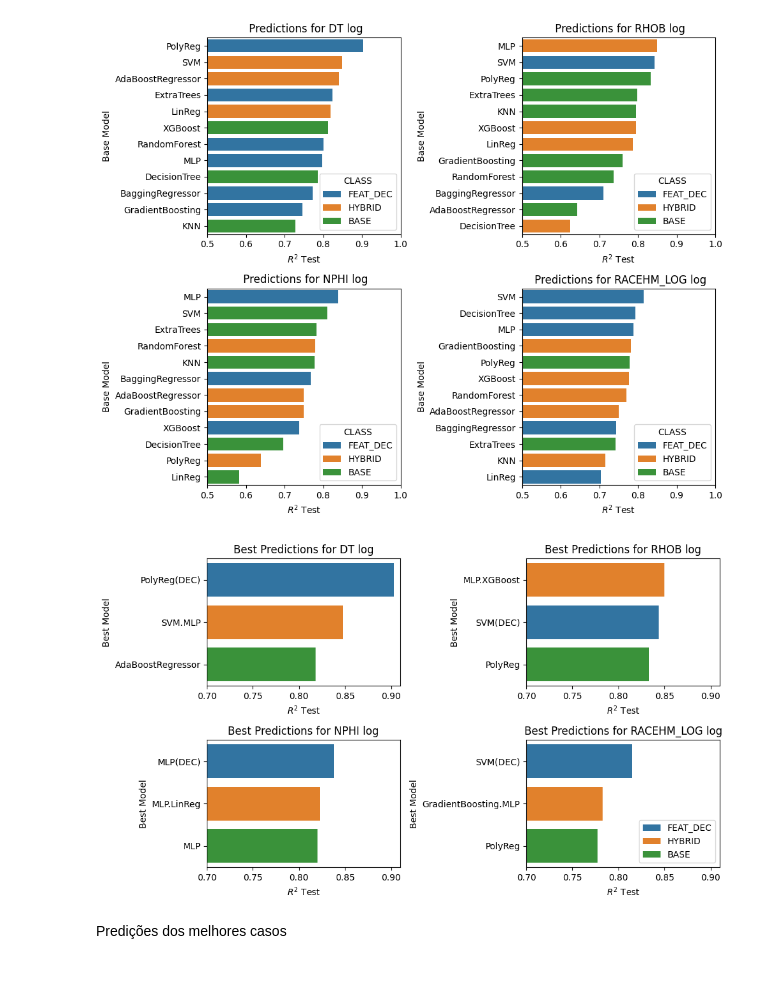
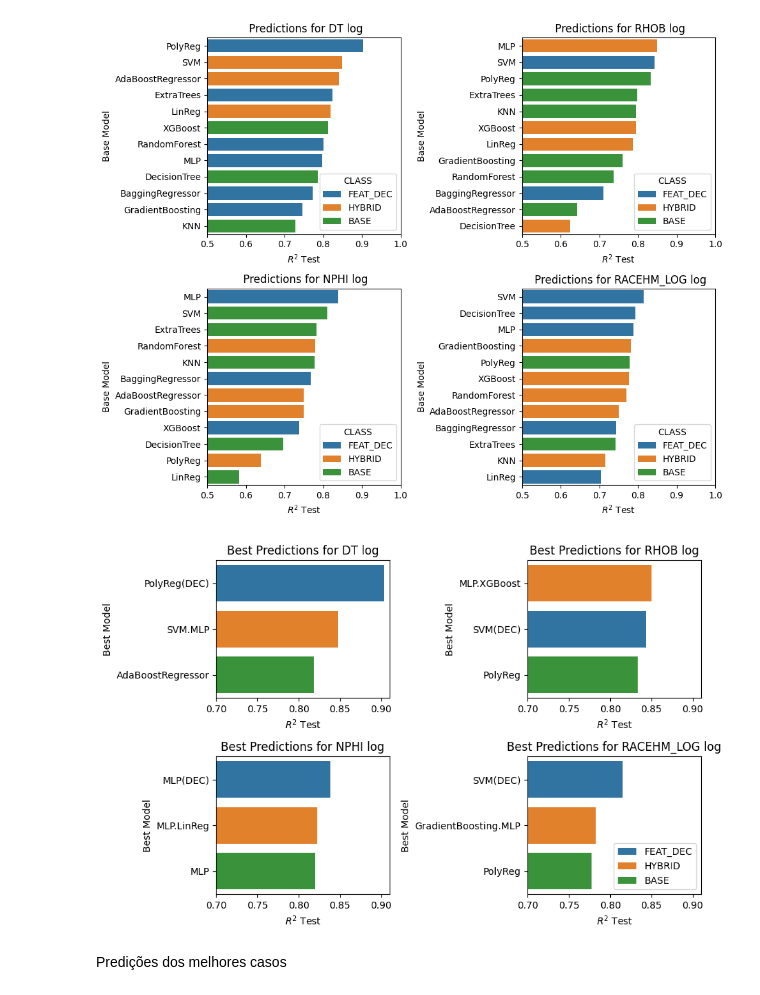
Before and after one commit to felipecostapereira/SYSID_well_logs, a Jupyter notebook: posproc.ipynb, the cells around one changed output. Drawn from its saved outputs; the diff is of its cells as text; code cells hidden in the pictures.

Commit message:
Science Plots

```diff
--- a/posproc.ipynb
+++ b/posproc.ipynb
@@ -215,24 +215,24 @@ for i, var in enumerate(df_results['OUT'].unique()):
 [figure]
 # %%
 lim=(0.7,0.91)
-figsize = (10,6)
+figsize = (9,6)
 
 fig, ax = plt.subplots(2, 2, figsize=figsize)
 ax = ax.flat
 
 fig.suptitle('')
 
 for i, var in enumerate(df_results['OUT'].unique()):
     sns.barplot(data=df_sum_class[df_sum_class['OUT']==var], x='R2_TE', y='MODEL', hue='CLASS', ax=ax[i], palette='tab10', hue_order=df_results['CLASS'].unique());
     ax[i].set_title(f'Best Predictions for {var} log')
     ax[i].set_xlabel('$R^2$ Test')
     ax[i].set_ylabel('Best Model')
     ax[i].legend().remove()
     if i==3: ax[i].legend(loc='lower right')
     ax[i].set_xlim(lim)
     plt.tight_layout()
 # %% [output]
-[figure, old version]
+[figure, new version]
 # %% [markdown]
 Predições dos melhores casos
 # %%
```
Also changed, not shown: 8 other files.
